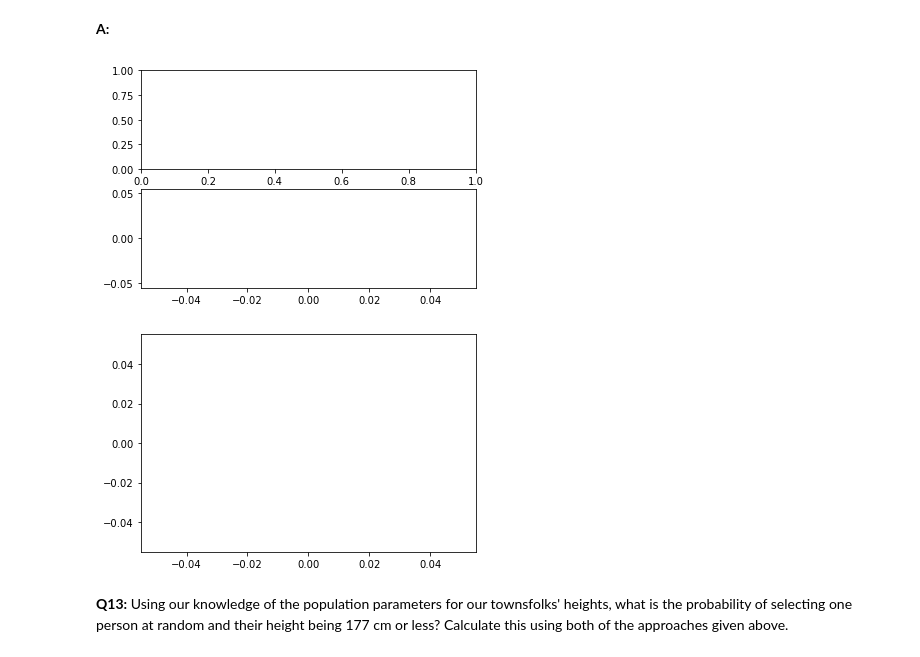
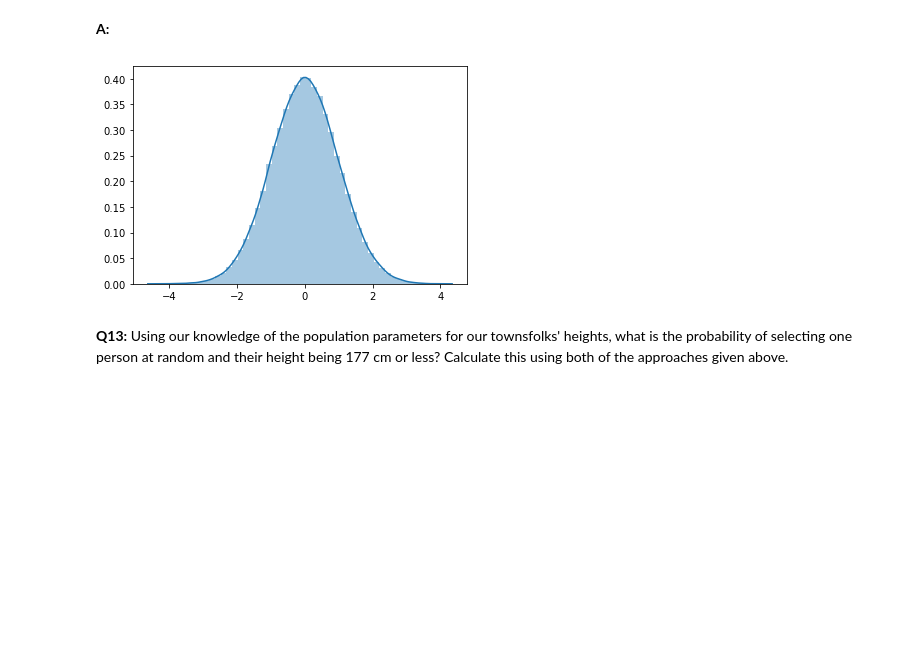
Before and after one commit to shai1esh03/ML-Algorithms-Projects, a Jupyter notebook: Frequentist Case Study/Frequentist Inference Case Study - Part A (3).ipynb, the cells around one changed output. Cells and saved outputs as stored; diff of their text form; code cells hidden in the pictures; blank space fills up the shorter version.

```diff
--- a/Frequentist Case Study/Frequentist Inference Case Study - Part A (3).ipynb
+++ b/Frequentist Case Study/Frequentist Inference Case Study - Part A (3).ipynb
@@ -293,18 +293,15 @@ __A:__
 # %%
 dist = norm.cdf(loc=0,scale=1,x=100000)
 # %%
-fig, axes = plt.subplots(2,1)
 
 # Plot the PDF
-plt.plot(ax=axes[0], kind='hist', bins=30, normed=True, range=(0,.3))
-plt.show()
+sns.distplot(value)
 
 # Plot the CDF
-plt.plot(ax=axes[1],kind='hist', ax=axes[1], bins=30, cumulative=True, normed=True, range=(0,.3))
+#plt.plot(ax=axes[1],kind='hist', ax=axes[1], bins=30, cumulative=True, normed=True, range=(0,.3))
 plt.show()
 # %% [output]
-[figure, old version]
+[figure, new version]
-[figure, removed]
 # %% [markdown]
 __Q13:__ Using our knowledge of the population parameters for our townsfolks' heights, what is the probability of selecting one person at random and their height being 177 cm or less? Calculate this using both of the approaches given above.
 # %% [markdown]
```
Also changed, not shown: parts of 1 cell of this notebook, 3 other files.
